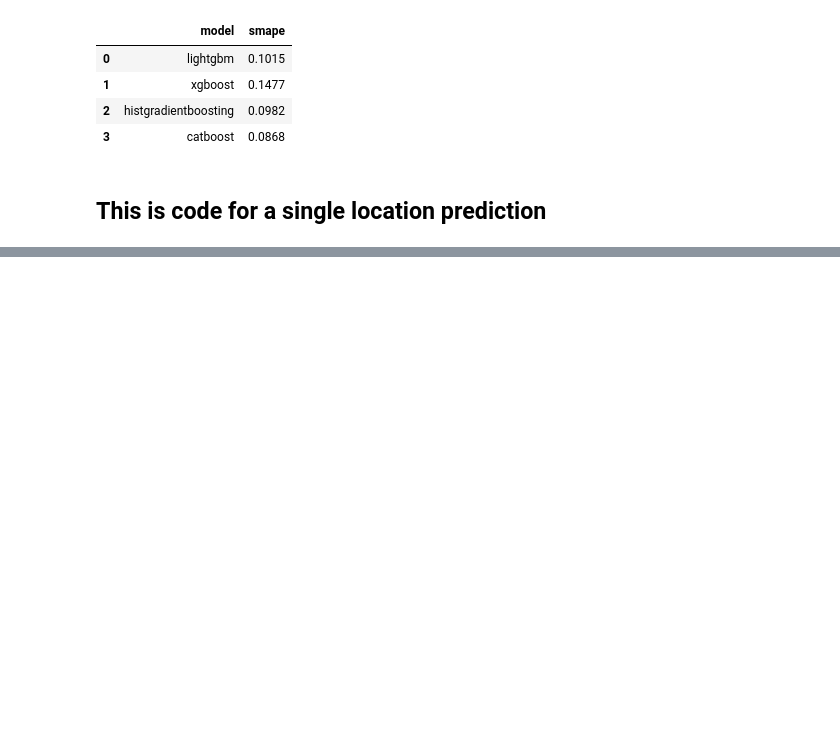
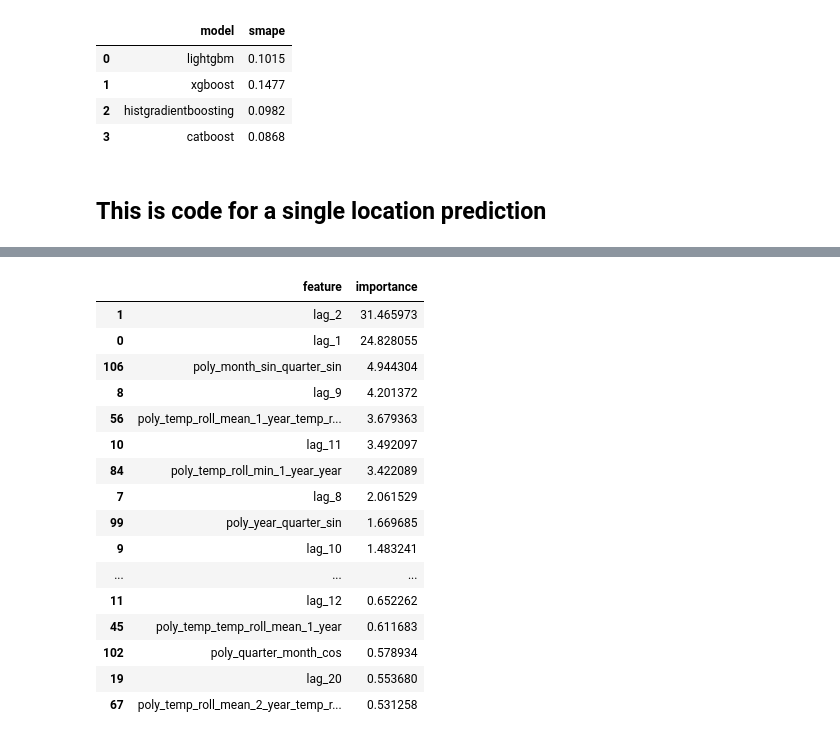
Before and after one commit to Ainard09/ai4ls_2_water_prediction, a Jupyter notebook: notebooks/gw_training_prediction_part4.ipynb, the cells around one changed output, grey strips where cells are left out. Cells and saved outputs as stored; diff of their text form; code cells hidden in the pictures; blank space fills up the shorter version.

```diff
--- a/notebooks/gw_training_prediction_part4.ipynb
+++ b/notebooks/gw_training_prediction_part4.ipynb
@@ -1166,0 +1156,22 @@ pd.DataFrame(predictions)
+# %%
+# Extract feature importance
+importance = forecaster.get_feature_importances()
+importance.sort_values(by='importance', ascending=False).head(20)
+# %% [output]
+|  | feature | importance |
+| 1 | lag_2 | 31.465973 |
+| 0 | lag_1 | 24.828055 |
+| 106 | poly_month_sin_quarter_sin | 4.944304 |
+| 8 | lag_9 | 4.201372 |
+| 56 | poly_temp_roll_mean_1_year_temp_r... | 3.679363 |
+| 10 | lag_11 | 3.492097 |
+| 84 | poly_temp_roll_min_1_year_year | 3.422089 |
+| 7 | lag_8 | 2.061529 |
+| 99 | poly_year_quarter_sin | 1.669685 |
+| 9 | lag_10 | 1.483241 |
+| ... | ... | ... |
+| 11 | lag_12 | 0.652262 |
+| 45 | poly_temp_temp_roll_mean_1_year | 0.611683 |
+| 102 | poly_quarter_month_cos | 0.578934 |
+| 19 | lag_20 | 0.553680 |
+| 67 | poly_temp_roll_mean_2_year_temp_r... | 0.531258 |
```
Also changed, not shown: parts of 7 cells of this notebook.
